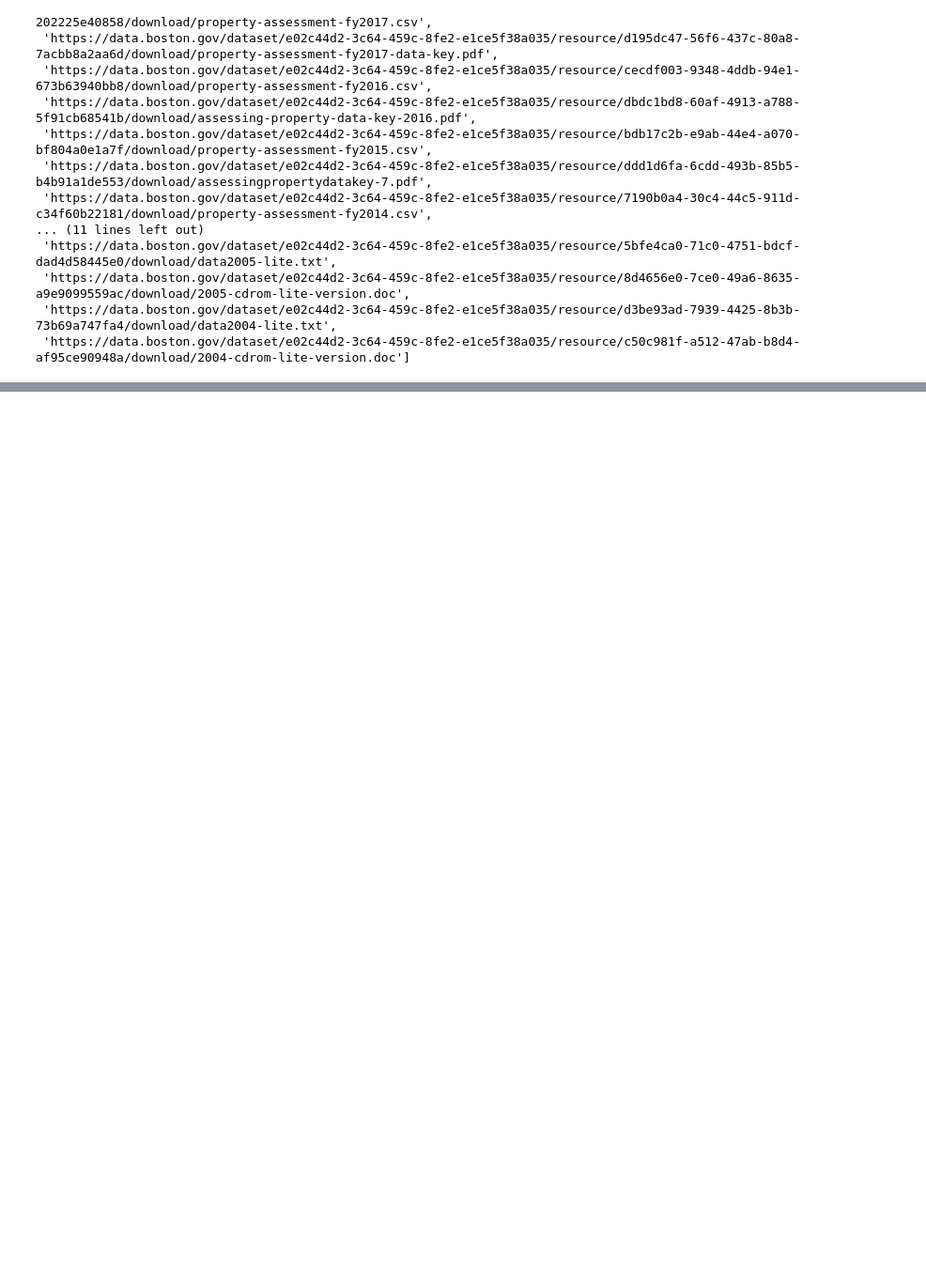
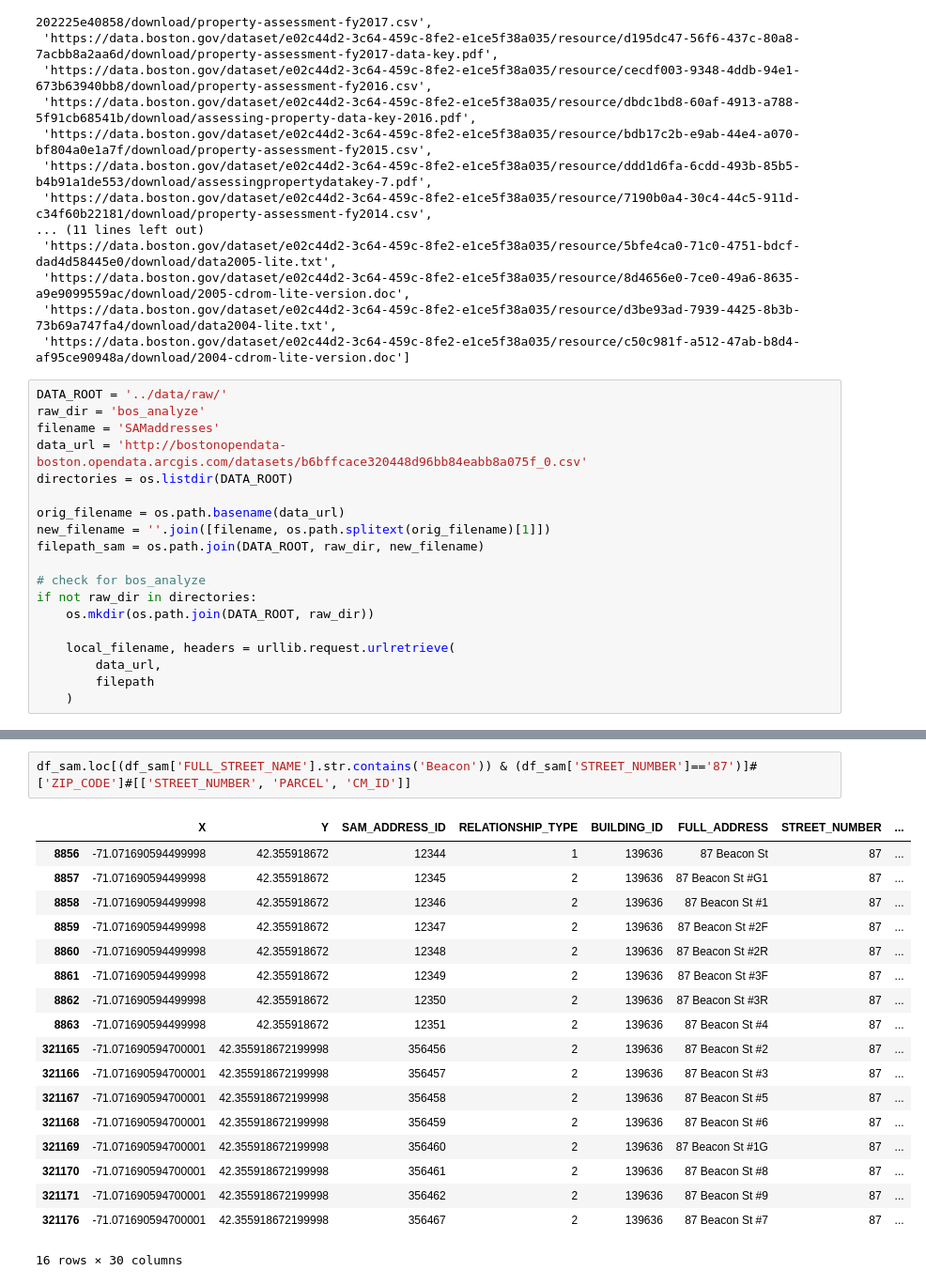
Before and after one commit to sedelmeyer/predicting-crime, a Jupyter notebook: notebooks/00_download_datasources.ipynb, the cells around one changed output, grey strips where cells are left out. Shown at 94% size. Cells and saved outputs as stored; diff of their text form; blank space fills up the shorter version.

Commit message:
feat(data): begin modifying data download notebook with inventory

```diff
--- a/notebooks/00_download_datasources.ipynb
+++ b/notebooks/00_download_datasources.ipynb
@@ -96,3 +132,22 @@ inventory_df = pd.DataFrame(inventory_dict)
  'https://data.boston.gov/dataset/e02c44d2-3c64-459c-8fe2-e1ce5f38a035/resource/8d4656e0-7ce0-49a6-8635-a9e9099559ac/download/2005-cdrom-lite-version.doc',
  'https://data.boston.gov/dataset/e02c44d2-3c64-459c-8fe2-e1ce5f38a035/resource/d3be93ad-7939-4425-8b3b-73b69a747fa4/download/data2004-lite.txt',
  'https://data.boston.gov/dataset/e02c44d2-3c64-459c-8fe2-e1ce5f38a035/resource/c50c981f-a512-47ab-b8d4-af95ce90948a/download/2004-cdrom-lite-version.doc']
+# %%
+DATA_ROOT = '../data/raw/'
+raw_dir = 'bos_analyze'
+filename = 'SAMaddresses'
+data_url = 'http://bostonopendata-boston.opendata.arcgis.com/datasets/b6bffcace320448d96bb84eabb8a075f_0.csv'
+directories = os.listdir(DATA_ROOT)
+
+orig_filename = os.path.basename(data_url)
+new_filename = ''.join([filename, os.path.splitext(orig_filename)[1]])
+filepath_sam = os.path.join(DATA_ROOT, raw_dir, new_filename)
+
+# check for bos_analyze
+if not raw_dir in directories:
+    os.mkdir(os.path.join(DATA_ROOT, raw_dir))
+
+    local_filename, headers = urllib.request.urlretrieve(
+        data_url,
+        filepath
+    )
@@ -98,0 +413,21 @@ inventory_df = pd.DataFrame(inventory_dict)
+# %%
+df_sam.loc[(df_sam['FULL_STREET_NAME'].str.contains('Beacon')) & (df_sam['STREET_NUMBER']=='87')]#['ZIP_CODE']#[['STREET_NUMBER', 'PARCEL', 'CM_ID']]
+# %% [output]
+|  | X | Y | SAM_ADDRESS_ID | RELATIONSHIP_TYPE | BUILDING_ID | FULL_ADDRESS | STREET_NUMBER | ... |
+| 8856 | -71.071690594499998 | 42.355918672 | 12344 | 1 | 139636 | 87 Beacon St | 87 | ... |
+| 8857 | -71.071690594499998 | 42.355918672 | 12345 | 2 | 139636 | 87 Beacon St #G1 | 87 | ... |
+| 8858 | -71.071690594499998 | 42.355918672 | 12346 | 2 | 139636 | 87 Beacon St #1 | 87 | ... |
+| 8859 | -71.071690594499998 | 42.355918672 | 12347 | 2 | 139636 | 87 Beacon St #2F | 87 | ... |
+| 8860 | -71.071690594499998 | 42.355918672 | 12348 | 2 | 139636 | 87 Beacon St #2R | 87 | ... |
+| 8861 | -71.071690594499998 | 42.355918672 | 12349 | 2 | 139636 | 87 Beacon St #3F | 87 | ... |
+| 8862 | -71.071690594499998 | 42.355918672 | 12350 | 2 | 139636 | 87 Beacon St #3R | 87 | ... |
+| 8863 | -71.071690594499998 | 42.355918672 | 12351 | 2 | 139636 | 87 Beacon St #4 | 87 | ... |
+| 321165 | -71.071690594700001 | 42.355918672199998 | 356456 | 2 | 139636 | 87 Beacon St #2 | 87 | ... |
+| 321166 | -71.071690594700001 | 42.355918672199998 | 356457 | 2 | 139636 | 87 Beacon St #3 | 87 | ... |
+| 321167 | -71.071690594700001 | 42.355918672199998 | 356458 | 2 | 139636 | 87 Beacon St #5 | 87 | ... |
+| 321168 | -71.071690594700001 | 42.355918672199998 | 356459 | 2 | 139636 | 87 Beacon St #6 | 87 | ... |
+| 321169 | -71.071690594700001 | 42.355918672199998 | 356460 | 2 | 139636 | 87 Beacon St #1G | 87 | ... |
+| 321170 | -71.071690594700001 | 42.355918672199998 | 356461 | 2 | 139636 | 87 Beacon St #8 | 87 | ... |
+| 321171 | -71.071690594700001 | 42.355918672199998 | 356462 | 2 | 139636 | 87 Beacon St #9 | 87 | ... |
+| 321176 | -71.071690594700001 | 42.355918672199998 | 356467 | 2 | 139636 | 87 Beacon St #7 | 87 | ... |
+16 rows × 30 columns
```
Also changed, not shown: parts of 28 cells of this notebook.
